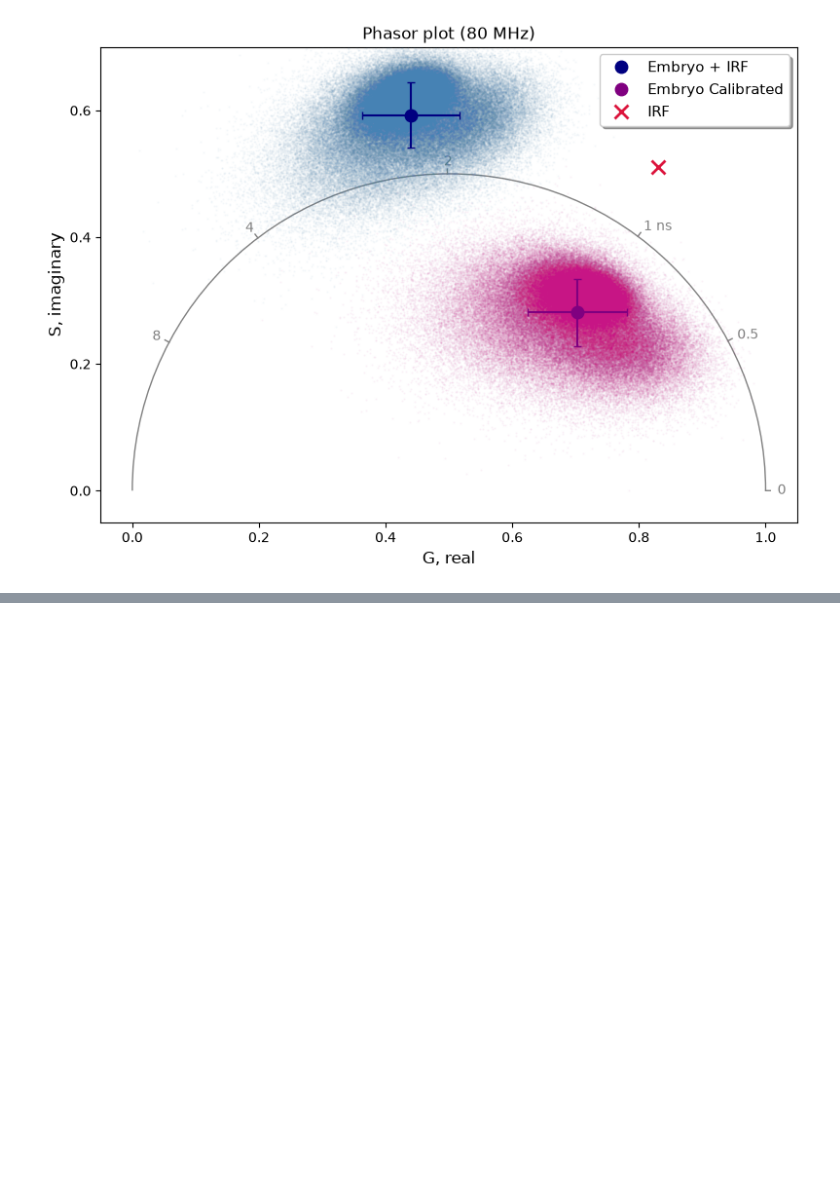
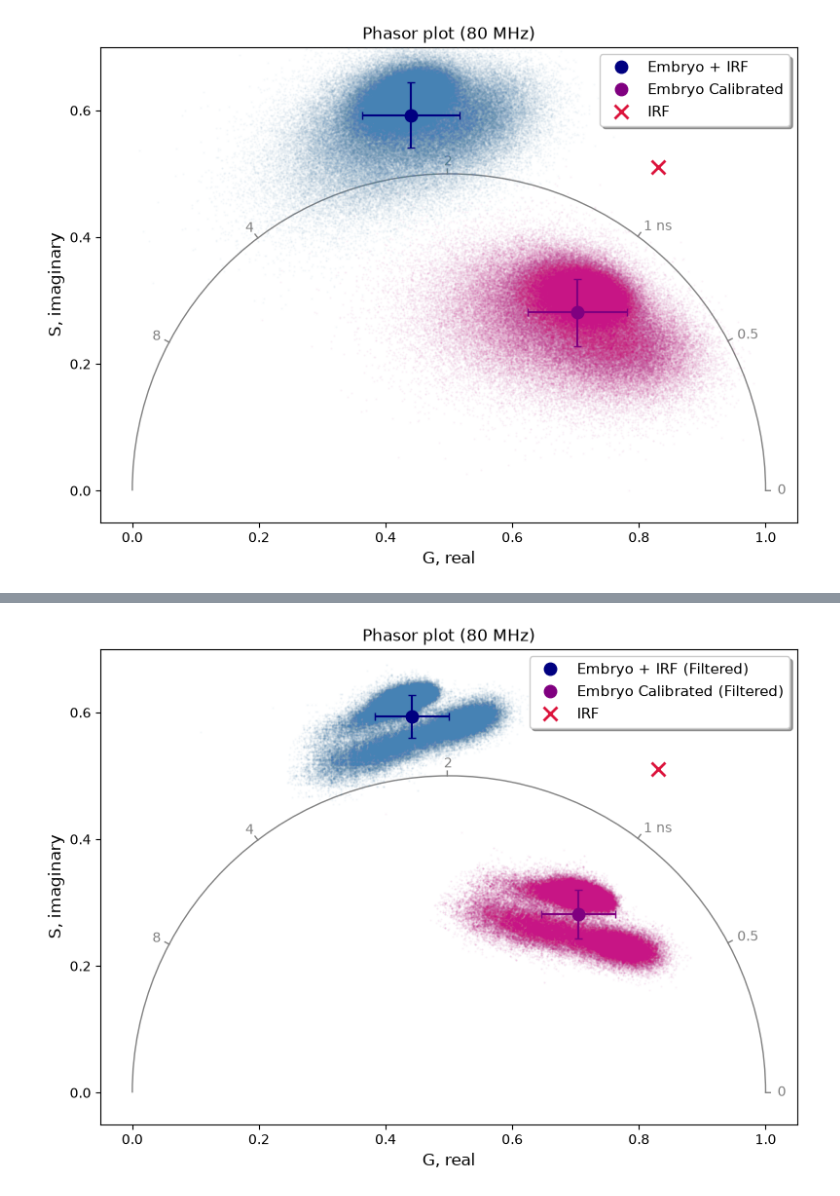
Before and after one commit to BotSas/Tesi_2026, a Jupyter notebook: main.ipynb, the cells around one changed output, grey strips where cells are left out. Drawn from its saved outputs; the diff is of its cells as text; code cells hidden in the pictures; blank space fills up the shorter version.

```diff
--- a/main.ipynb
+++ b/main.ipynb
@@ -1026,0 +1068,97 @@ Quello che mi interessa fare è un bg filter sul piano dei fasori. Ovvero:
+# %%
+# 3. Filtro Mediano Spaziale (ROI = tutta l'immagine)
+fft0_med, G_med, S_med = phasor_filter_median(
+    fft0.values,
+    G_img.values,
+    S_img.values,
+    size=3,
+    repeat=2
+)
+
+# 4. Soglia di intensità (Density Mask) per eliminare il background
+threshold_val = np.nanmax(fft0_med) * 0.05
+fft0_thresh, G_thresh, S_thresh = phasor_threshold(
+    fft0_med,
+    G_med,
+    S_med,
+    mean_min=threshold_val
+)
+
+# 5. Appiattimento e rimozione dei pixel scartati (NaN)
+valid_mask = ~np.isnan(G_thresh)
+G_valid = G_thresh[valid_mask]
+S_valid = S_thresh[valid_mask]
+
+# 6. Deconvoluzione (Calibrazione) sui dati filtrati spazialmente
+G_clean, S_clean = phasor_deconv(G_valid, S_valid, G_irf, S_irf)
+
+# 7. Creazione DataFrame per analisi
+df_raw = pd.DataFrame({'G': G_valid, 'S': S_valid})
+df_clean = pd.DataFrame({'G': G_clean, 'S': S_clean})
+
+# 8. Calcolo Medie e Deviazioni Standard
+raw_mean = df_raw[['G', 'S']].mean()
+raw_std = df_raw[['G', 'S']].std()
+
+clean_mean = df_clean[['G', 'S']].mean()
+clean_std = df_clean[['G', 'S']].std()
+
+# 9. Strutturazione dei punti per il plot
+points_comparison = [
+    {
+        'G': df_raw['G'],
+        'S': df_raw['S'],
+        'color': 'steelblue',
+        'marker': '.',
+        'markersize': 1,
+        'alpha': 0.05,
+        'linestyle': 'None'
+    },
+    {
+        'G': df_clean['G'],
+        'S': df_clean['S'],
+        'color': 'mediumvioletred',
+        'marker': '.',
+        'markersize': 1,
+        'alpha': 0.05,
+        'linestyle': 'None'
+    },
+    {
+        'G': raw_mean['G'],
+        'S': raw_mean['S'],
+        'xerr': raw_std['G'],
+        'yerr': raw_std['S'],
+        'label': 'Embryo + IRF (Filtered)',
+        'color': 'navy',
+        'marker': 'o',
+        'markersize': 9,
+        'zorder': 6
+    },
+    {
+        'G': clean_mean['G'],
+        'S': clean_mean['S'],
+        'xerr': clean_std['G'],
+        'yerr': clean_std['S'],
+        'label': 'Embryo Calibrated (Filtered)',
+        'color': 'purple',
+        'marker': 'o',
+        'markersize': 9,
+        'zorder': 6
+    },
+    {
+        'G': G_irf,
+        'S': S_irf,
+        'label': 'IRF',
+        'color': 'crimson',
+        'marker': 'x',
+        'markersize': 10,
+        'markeredgewidth': 2,
+        'linestyle': 'None',
+        'zorder': 7
+    }
+]
+
+# Plot finale
+phplt.universal_phasor_plot(T_laser = T_laser, points = points_comparison)
+# %% [output]
+[figure, added]
```
Also changed, not shown: parts of 18 cells of this notebook, 6 other files.
